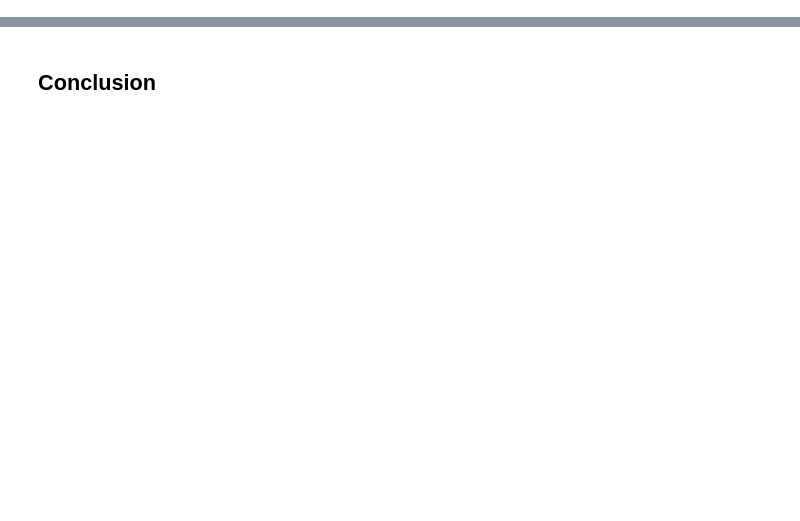
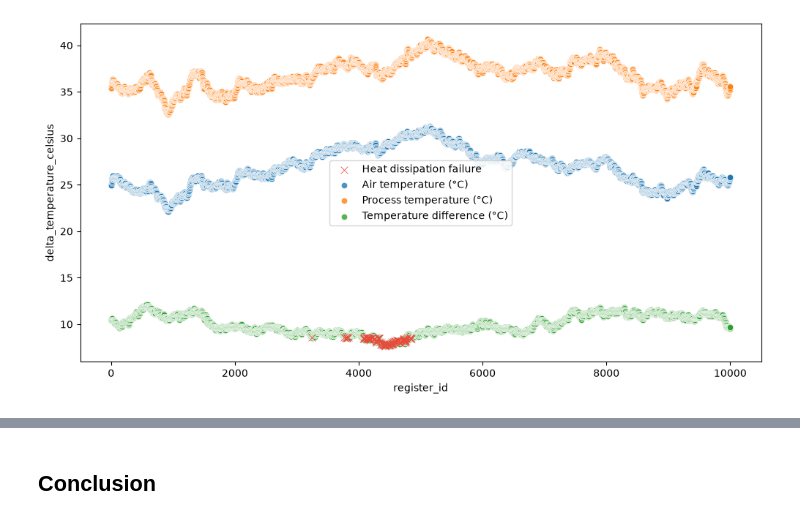
Before and after one commit to ghperez/milling-pdm, a Jupyter notebook: notebooks/03_process_variables_analysis.ipynb, the cells around one changed output, grey strips where cells are left out. Saved outputs shown, nothing was run; the diff lists cells and outputs as text; code cells hidden in the pictures; blank space fills up the shorter version.

```diff
--- a/notebooks/03_process_variables_analysis.ipynb
+++ b/notebooks/03_process_variables_analysis.ipynb
@@ -11,0 +9,13 @@
+# %%
+import pandas as pd
+from sqlalchemy import create_engine
+from local_settings import postgres_url as url
+import matplotlib.pyplot as plt
+import seaborn as sns
+%matplotlib inline
+
+# Load 'milling_pdm_celsius' dataset to a pandas dataframe and show
+url = f"postgresql+psycopg2://{url['pguser']}:{url['pgpassword']}@{url['pghost']}/{url['pgdb']}"
+engine = create_engine(url)
+df = pd.read_sql(f"SELECT * FROM milling_pdm_celsius",con=engine, index_col="register_id")
+df
@@ -11,0 +37,39 @@
+# %%
+# Time-series plot of air_temperature_celsius
+df["delta_temperature_celsius"] = df["process_temperature_celsius"] - df["air_temperature_celsius"]
+df_filtered = df
+
+plt.figure(figsize=(12, 6))
+
+
+
+sns.scatterplot(x="register_id",
+                y="delta_temperature_celsius",
+                data=df[df["heat_dissipation_failure"] == True],
+                label="Heat dissipation failure",
+                color="#e74c3c",
+                marker="x",
+                s=50,
+                zorder=5)
+
+sns.scatterplot(x="register_id",
+             y="air_temperature_celsius",
+             data=df_filtered,
+             label="Air temperature (°C)",
+             alpha=0.8)
+
+sns.scatterplot(x="register_id",
+             y="process_temperature_celsius",
+             data=df_filtered,
+             label="Process temperature (°C)",
+             alpha=0.8)
+
+sns.scatterplot(x="register_id",
+             y="delta_temperature_celsius",
+             data=df_filtered,
+             label="Temperature difference (°C)",
+             alpha=0.8)
+
+plt.show()
+# %% [output]
+[figure, added]
```
Also changed, not shown: parts of 11 cells of this notebook.
